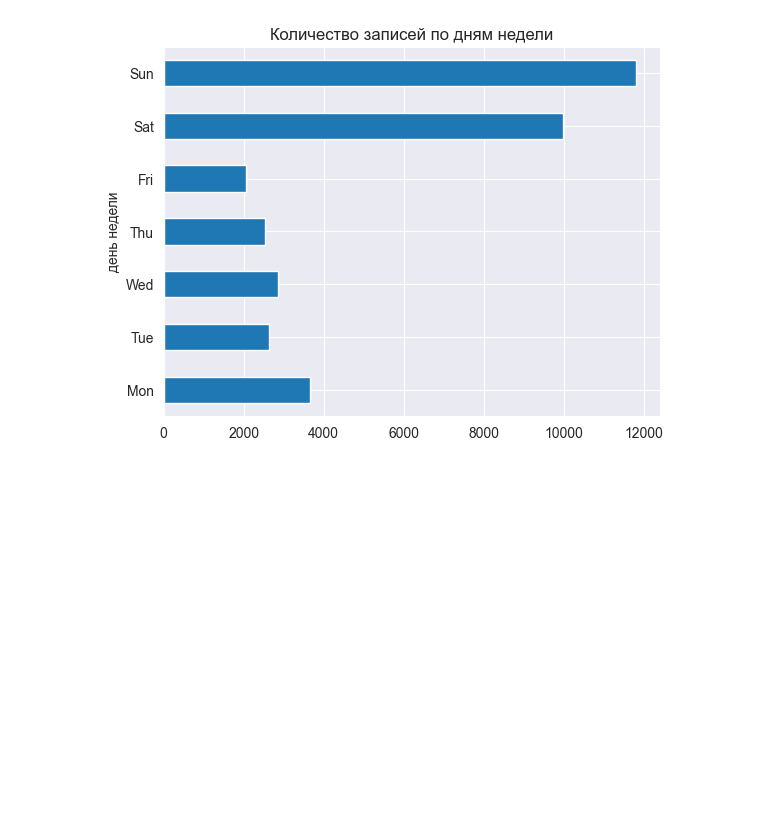
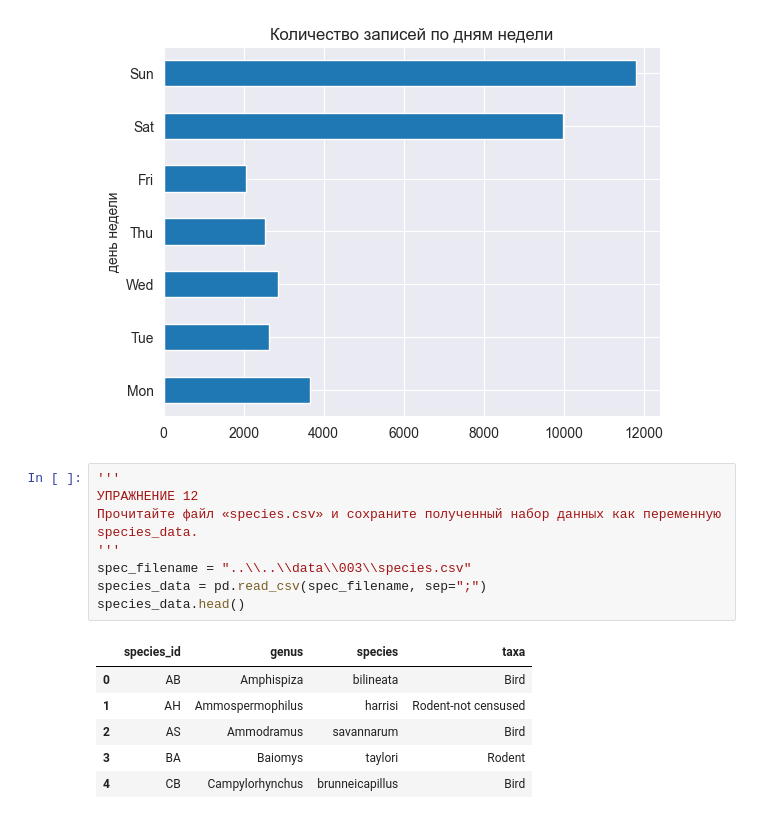
Before and after one commit to afedyanin/msu-data-analysis, a Jupyter notebook: notebooks/msu/ad-task-003.ipynb, the cells around one changed output. Drawn from its saved outputs; the diff is of its cells as text; blank space fills up the shorter version.

```diff
--- a/notebooks/msu/ad-task-003.ipynb
+++ b/notebooks/msu/ad-task-003.ipynb
@@ -260,6 +254,21 @@ ax.set_ylabel("день недели")
 plt.show()
 # %% [output]
 [figure]
+# %%
+'''
+УПРАЖНЕНИЕ 12
+Прочитайте файл «species.csv» и сохраните полученный набор данных как переменную species_data.
+'''
+spec_filename = "..\\..\\data\\003\\species.csv"
+species_data = pd.read_csv(spec_filename, sep=";")
+species_data.head()
+# %% [output]
+|  | species_id | genus | species | taxa |
+| 0 | AB | Amphispiza | bilineata | Bird |
+| 1 | AH | Ammospermophilus | harrisi | Rodent-not censused |
+| 2 | AS | Ammodramus | savannarum | Bird |
+| 3 | BA | Baiomys | taylori | Rodent |
+| 4 | CB | Campylorhynchus | brunneicapillus | Bird |
 # %%
 '''
 УПРАЖНЕНИЕ 13
```
Also changed, not shown: parts of 5 cells of this notebook.
